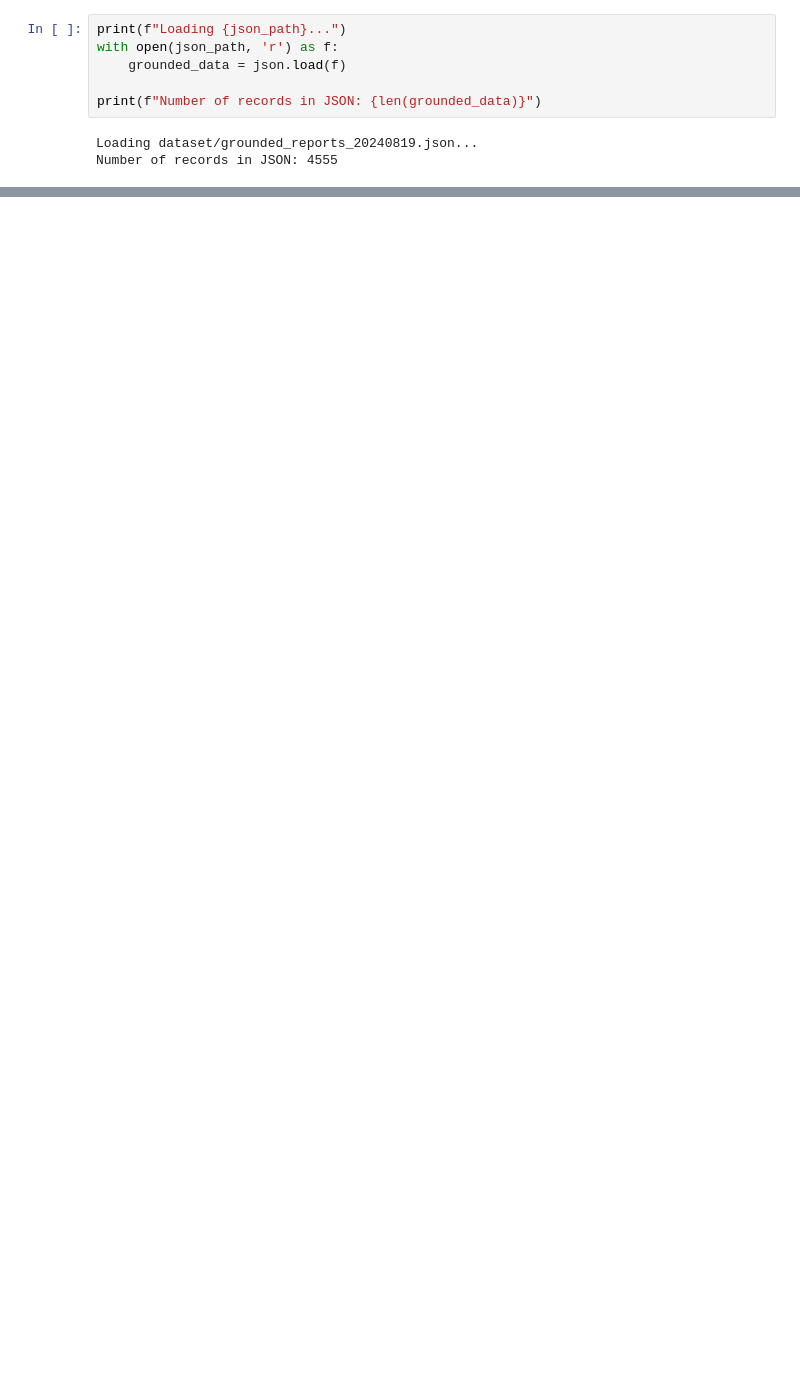
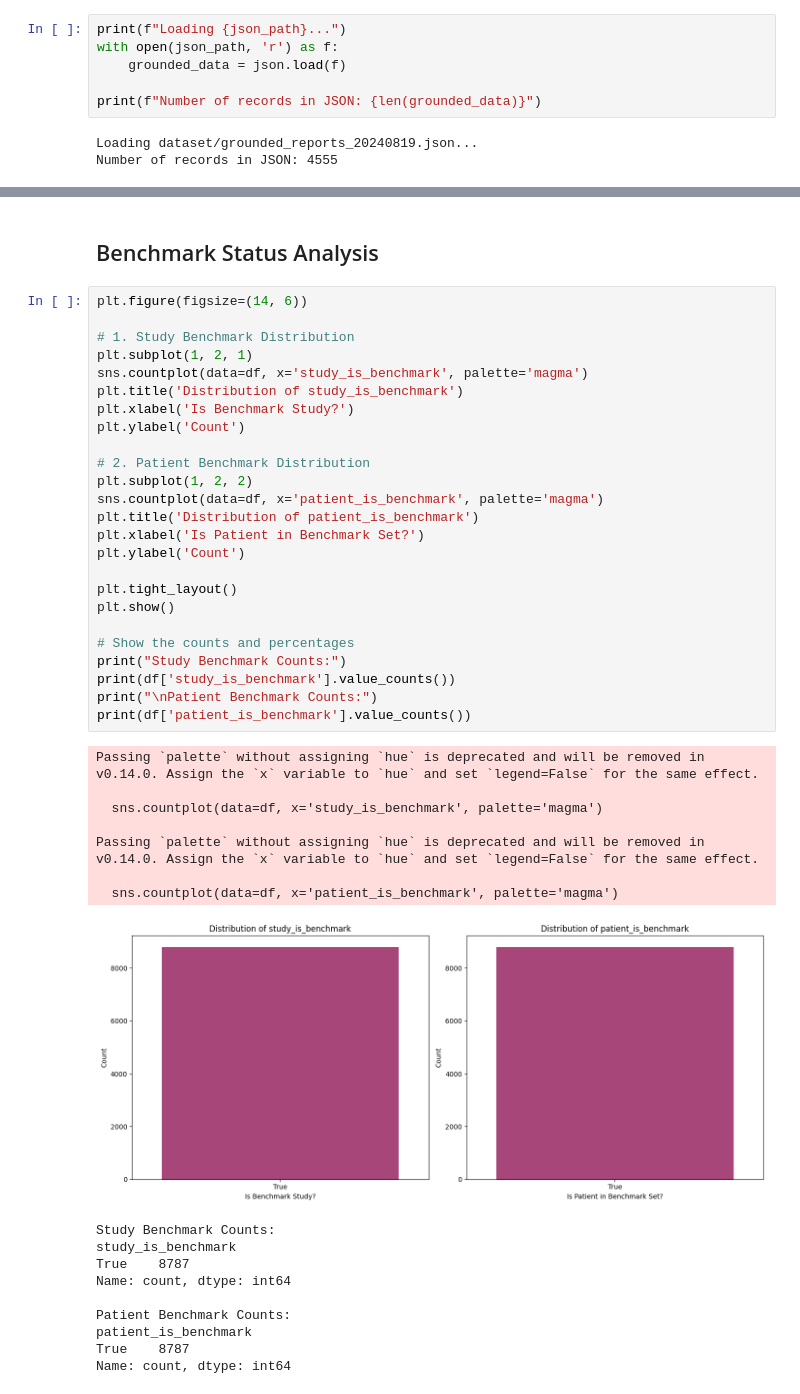
Before and after one commit to furkan-uzmez/PadChest-GR, a Jupyter notebook: analysis.ipynb, the cells around one changed output, grey strips where cells are left out. Cells and saved outputs as stored; diff of their text form; blank space fills up the shorter version.

```diff
--- a/analysis.ipynb
+++ b/analysis.ipynb
@@ -93,0 +333,45 @@ Join analysis or further exploration can be done here.
+# %% [markdown]
+## Benchmark Status Analysis
+# %%
+plt.figure(figsize=(14, 6))
+
+# 1. Study Benchmark Distribution
+plt.subplot(1, 2, 1)
+sns.countplot(data=df, x='study_is_benchmark', palette='magma')
+plt.title('Distribution of study_is_benchmark')
+plt.xlabel('Is Benchmark Study?')
+plt.ylabel('Count')
+
+# 2. Patient Benchmark Distribution
+plt.subplot(1, 2, 2)
+sns.countplot(data=df, x='patient_is_benchmark', palette='magma')
+plt.title('Distribution of patient_is_benchmark')
+plt.xlabel('Is Patient in Benchmark Set?')
+plt.ylabel('Count')
+
+plt.tight_layout()
+plt.show()
+
+# Show the counts and percentages
+print("Study Benchmark Counts:")
+print(df['study_is_benchmark'].value_counts())
+print("\nPatient Benchmark Counts:")
+print(df['patient_is_benchmark'].value_counts())
+# %% [output]
+Passing `palette` without assigning `hue` is deprecated and will be removed in v0.14.0. Assign the `x` variable to `hue` and set `legend=False` for the same effect.
+
+  sns.countplot(data=df, x='study_is_benchmark', palette='magma')
+
+Passing `palette` without assigning `hue` is deprecated and will be removed in v0.14.0. Assign the `x` variable to `hue` and set `legend=False` for the same effect.
+
+  sns.countplot(data=df, x='patient_is_benchmark', palette='magma')
+[figure, added]
+Study Benchmark Counts:
+study_is_benchmark
+True    8787
+Name: count, dtype: int64
+
+Patient Benchmark Counts:
+patient_is_benchmark
+True    8787
+Name: count, dtype: int64
```
Also changed, not shown: parts of 20 cells of this notebook, 3 other files.
